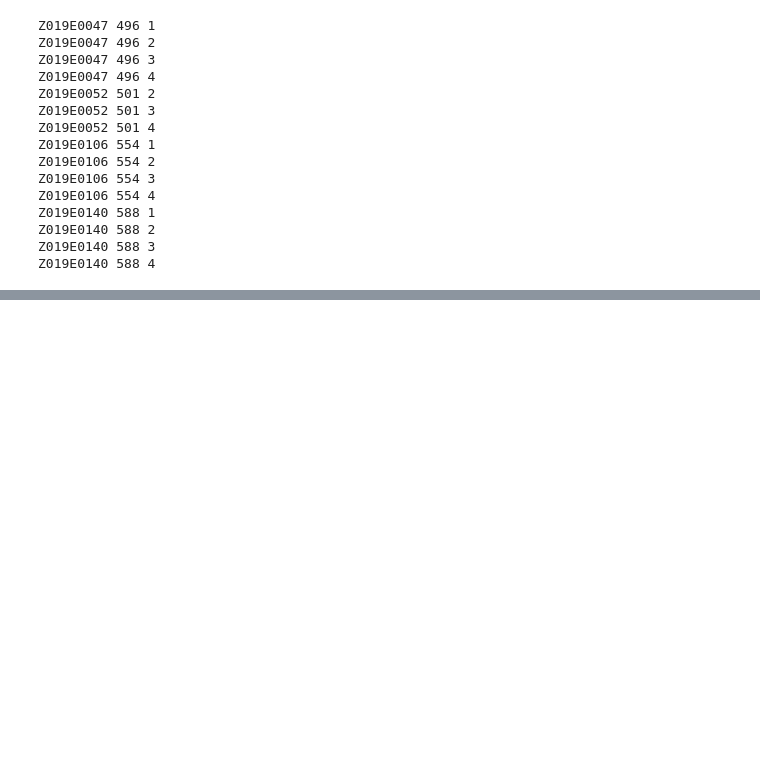
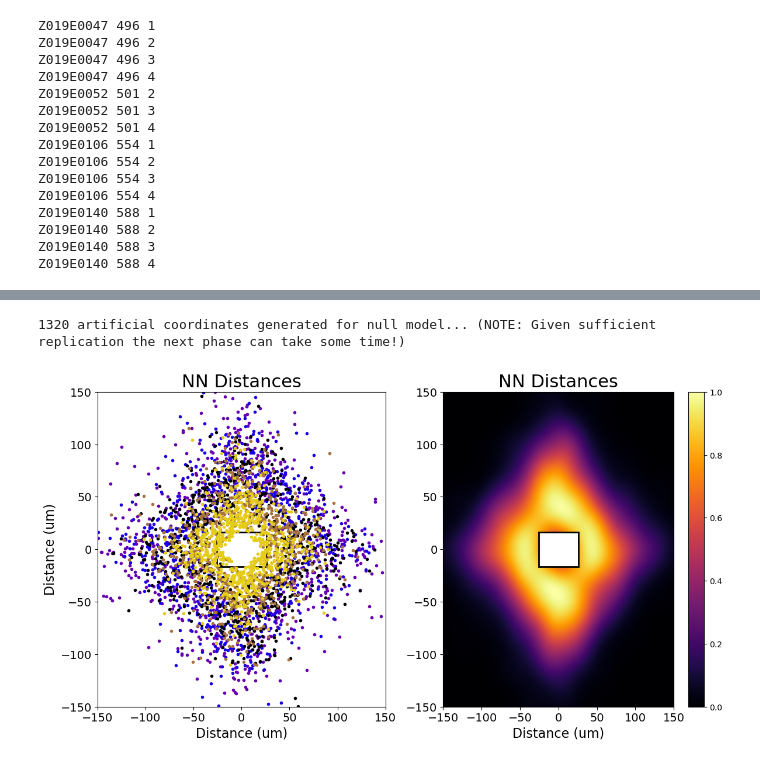
Before and after one commit to jgerardhodge/pySPP, a Jupyter notebook: SPP_Binder_Demo.ipynb, the cells around one changed output, grey strips where cells are left out. Drawn from its saved outputs; the diff is of its cells as text; code cells hidden in the pictures; blank space fills up the shorter version.

```diff
--- a/SPP_Binder_Demo.ipynb
+++ b/SPP_Binder_Demo.ipynb
@@ -817,0 +862,11 @@ For questions or comments feel free to reach out!
+# %%
+fldno=len(np.unique(rankedNNs_2016[rankedNNs_2016['Genotype']==cur_geno]['Fieldplot']))
+repno=len(np.unique(rankedNNs_2016[rankedNNs_2016['Genotype']==cur_geno]['Replicate']))
+fovno=len(np.unique(rankedNNs_2016[rankedNNs_2016['Genotype']==cur_geno]['FOV']))
+
+nullNNs=SPP.stomata_nullNN(distance='M', rankno=ranks, ori_len=25.87, ori_wid=16.32, xlim=img_size, ylim=img_size, n=int(np.round(65.5)), plotno=fldno, repno=repno, techno=fovno)
+
+nullZ=SPP.stomata_KDDs(nullNNs, xbound=150, ybound=150, ori_len=25.87, ori_wid=16.32, rankno=ranks, rankmethod='avgrank', plotting=True)
+# %% [output]
+1320 artificial coordinates generated for null model... (NOTE: Given sufficient replication the next phase can take some time!)
+[figure, added]
```
Also changed, not shown: parts of 12 cells of this notebook.
